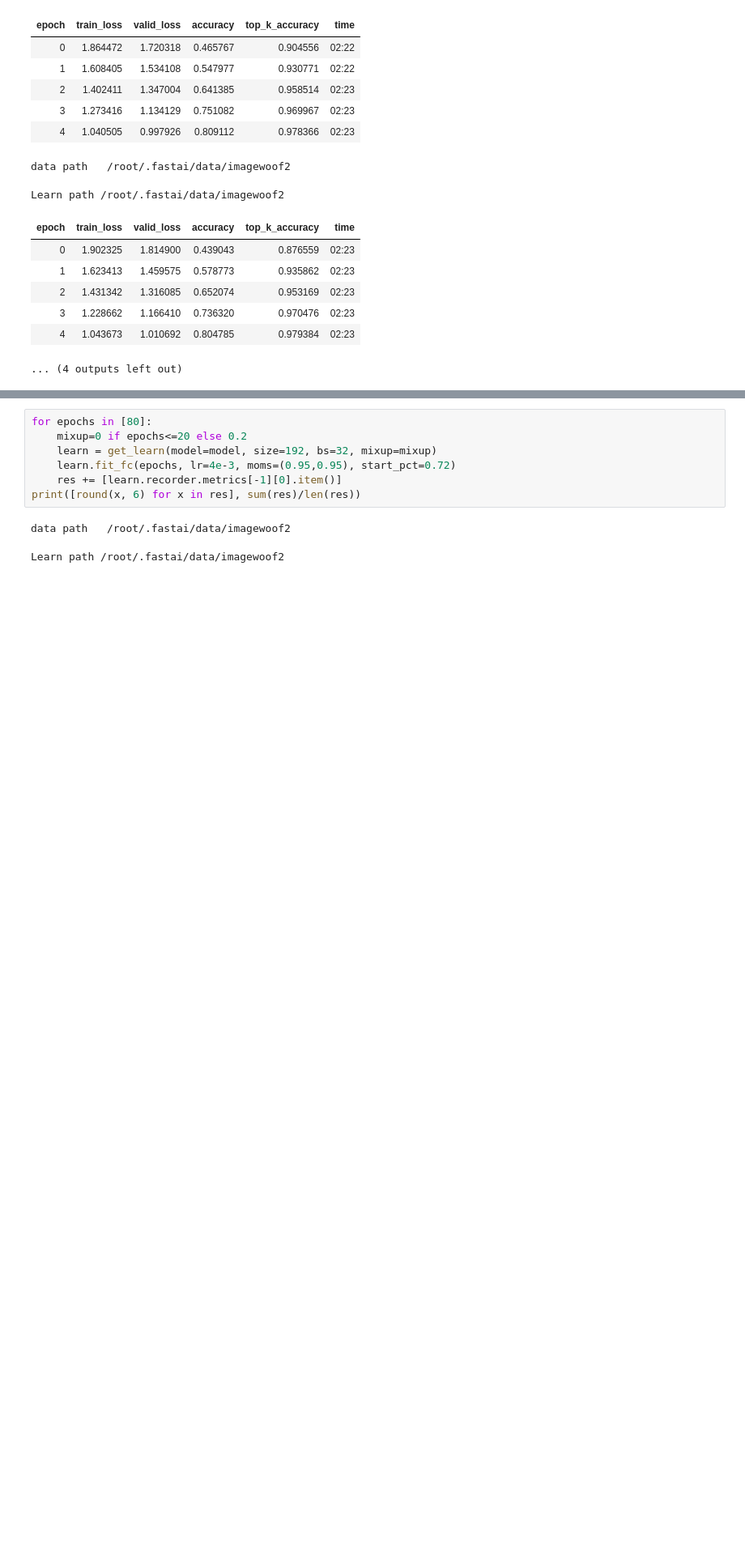
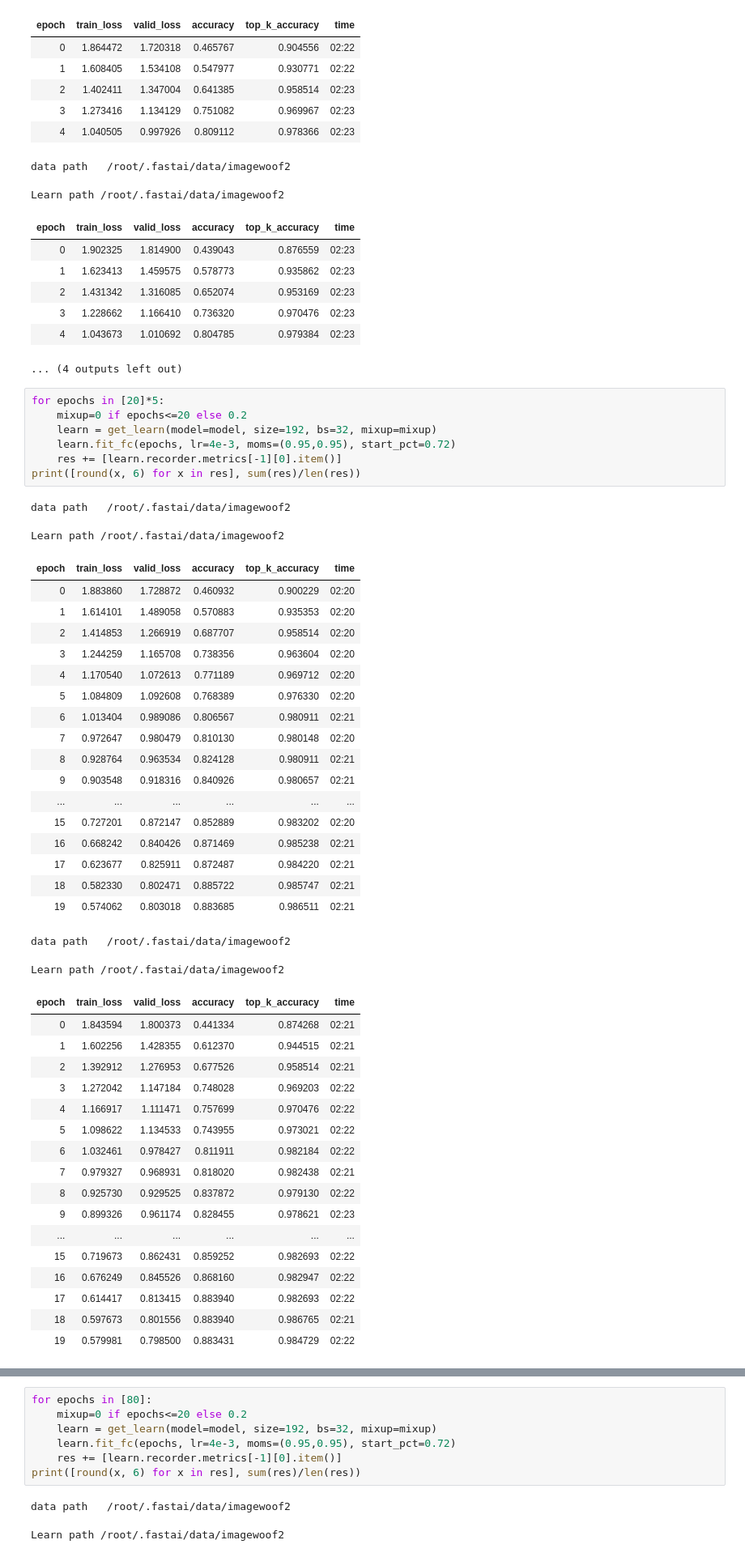
Before and after one commit to BoaEi/imagenette_experiments, a Jupyter notebook: Woof_ResNet_separable.ipynb, the cells around one changed output, grey strips where cells are left out. Shown at 81% size. Cells and saved outputs as stored; diff of their text form; blank space fills up the shorter version.

```diff
--- a/Woof_ResNet_separable.ipynb
+++ b/Woof_ResNet_separable.ipynb
@@ -451,3 +569,49 @@ Learn path /root/.fastai/data/imagewoof2
 | 3 | 1.228662 | 1.166410 | 0.736320 | 0.970476 | 02:23 |
 | 4 | 1.043673 | 1.010692 | 0.804785 | 0.979384 | 02:23 |
 ... (4 outputs left out)
+# %%
+for epochs in [20]*5:
+    mixup=0 if epochs<=20 else 0.2
+    learn = get_learn(model=model, size=192, bs=32, mixup=mixup)
+    learn.fit_fc(epochs, lr=4e-3, moms=(0.95,0.95), start_pct=0.72)
+    res += [learn.recorder.metrics[-1][0].item()]
+print([round(x, 6) for x in res], sum(res)/len(res))
+# %% [output]
+data path   /root/.fastai/data/imagewoof2
+Learn path /root/.fastai/data/imagewoof2
+| epoch | train_loss | valid_loss | accuracy | top_k_accuracy | time |
+| 0 | 1.883860 | 1.728872 | 0.460932 | 0.900229 | 02:20 |
+| 1 | 1.614101 | 1.489058 | 0.570883 | 0.935353 | 02:20 |
+| 2 | 1.414853 | 1.266919 | 0.687707 | 0.958514 | 02:20 |
+| 3 | 1.244259 | 1.165708 | 0.738356 | 0.963604 | 02:20 |
+| 4 | 1.170540 | 1.072613 | 0.771189 | 0.969712 | 02:20 |
+| 5 | 1.084809 | 1.092608 | 0.768389 | 0.976330 | 02:20 |
+| 6 | 1.013404 | 0.989086 | 0.806567 | 0.980911 | 02:21 |
+| 7 | 0.972647 | 0.980479 | 0.810130 | 0.980148 | 02:20 |
+| 8 | 0.928764 | 0.963534 | 0.824128 | 0.980911 | 02:21 |
+| 9 | 0.903548 | 0.918316 | 0.840926 | 0.980657 | 02:21 |
+| ... | ... | ... | ... | ... | ... |
+| 15 | 0.727201 | 0.872147 | 0.852889 | 0.983202 | 02:20 |
+| 16 | 0.668242 | 0.840426 | 0.871469 | 0.985238 | 02:21 |
+| 17 | 0.623677 | 0.825911 | 0.872487 | 0.984220 | 02:21 |
+| 18 | 0.582330 | 0.802471 | 0.885722 | 0.985747 | 02:21 |
+| 19 | 0.574062 | 0.803018 | 0.883685 | 0.986511 | 02:21 |
+data path   /root/.fastai/data/imagewoof2
+Learn path /root/.fastai/data/imagewoof2
+| epoch | train_loss | valid_loss | accuracy | top_k_accuracy | time |
+| 0 | 1.843594 | 1.800373 | 0.441334 | 0.874268 | 02:21 |
+| 1 | 1.602256 | 1.428355 | 0.612370 | 0.944515 | 02:21 |
+| 2 | 1.392912 | 1.276953 | 0.677526 | 0.958514 | 02:21 |
+| 3 | 1.272042 | 1.147184 | 0.748028 | 0.969203 | 02:22 |
+| 4 | 1.166917 | 1.111471 | 0.757699 | 0.970476 | 02:22 |
+| 5 | 1.098622 | 1.134533 | 0.743955 | 0.973021 | 02:22 |
+| 6 | 1.032461 | 0.978427 | 0.811911 | 0.982184 | 02:22 |
+| 7 | 0.979327 | 0.968931 | 0.818020 | 0.982438 | 02:21 |
+| 8 | 0.925730 | 0.929525 | 0.837872 | 0.979130 | 02:22 |
+| 9 | 0.899326 | 0.961174 | 0.828455 | 0.978621 | 02:23 |
+| ... | ... | ... | ... | ... | ... |
+| 15 | 0.719673 | 0.862431 | 0.859252 | 0.982693 | 02:22 |
+| 16 | 0.676249 | 0.845526 | 0.868160 | 0.982947 | 02:22 |
+| 17 | 0.614417 | 0.813415 | 0.883940 | 0.982693 | 02:22 |
+| 18 | 0.597673 | 0.801556 | 0.883940 | 0.986765 | 02:21 |
+| 19 | 0.579981 | 0.798500 | 0.883431 | 0.984729 | 02:22 |
```
Also changed, not shown: parts of 14 cells of this notebook.
